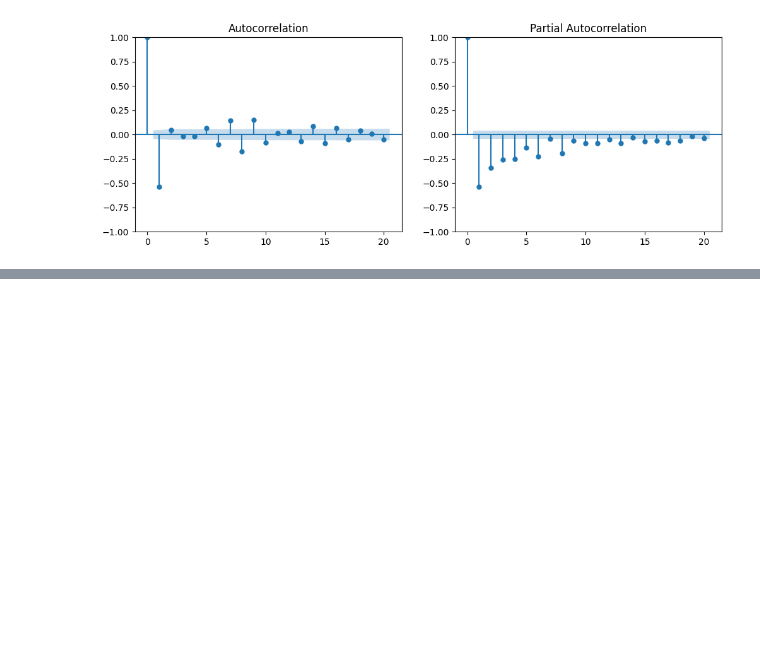
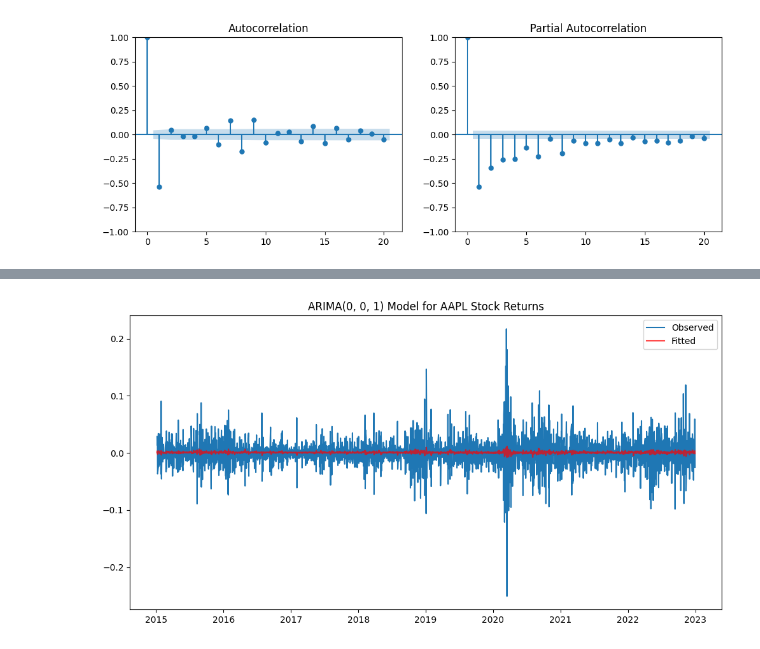
Before and after one commit to a-anuj/box-jenkins-method, a Jupyter notebook: box-jenkins-method-apple-stock-predict.ipynb, the cells around one changed output, grey strips where cells are left out. Cells and saved outputs as stored; diff of their text form; code cells hidden in the pictures; blank space fills up the shorter version.

Commit message:
feat:complete the model diagnostics

```diff
--- a/box-jenkins-method-apple-stock-predict.ipynb
+++ b/box-jenkins-method-apple-stock-predict.ipynb
@@ -107,0 +104,6 @@ for p in range(3):
+# %%
+import pmdarima as pm
+arima_model = pm.auto_arima(log_returns, seasonal=False, trace=True)
+
+#arima_model = ARIMA(log_returns,order=best_order)
+arima_results =  arima_model.summary()
@@ -107,0 +156,10 @@ for p in range(3):
+# %%
+# Plotting the predicted vs. actual values
+plt.figure(figsize=(12, 6))
+plt.plot(log_returns_diff, label='Observed')
+plt.plot(arima_results.fittedvalues, color='red', label='Fitted', alpha=0.7)
+plt.legend()
+plt.title(f'ARIMA{best_order} Model for {stock_symbol} Stock Returns')
+plt.show()
+# %% [output]
+[figure, added]
```
Also changed, not shown: parts of 8 cells of this notebook.
